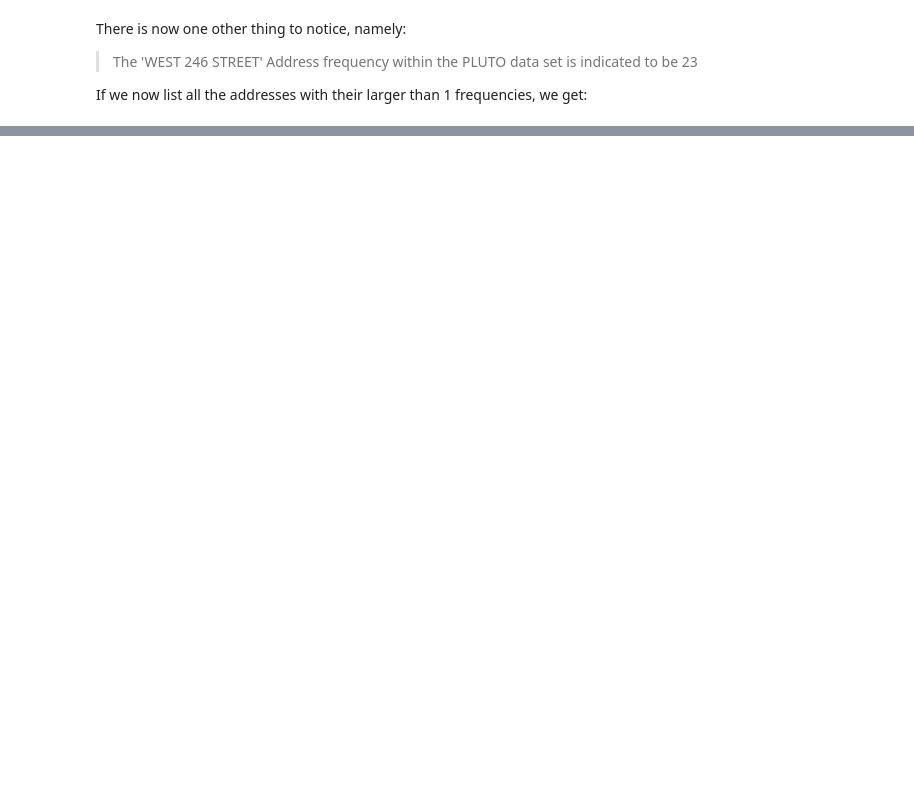
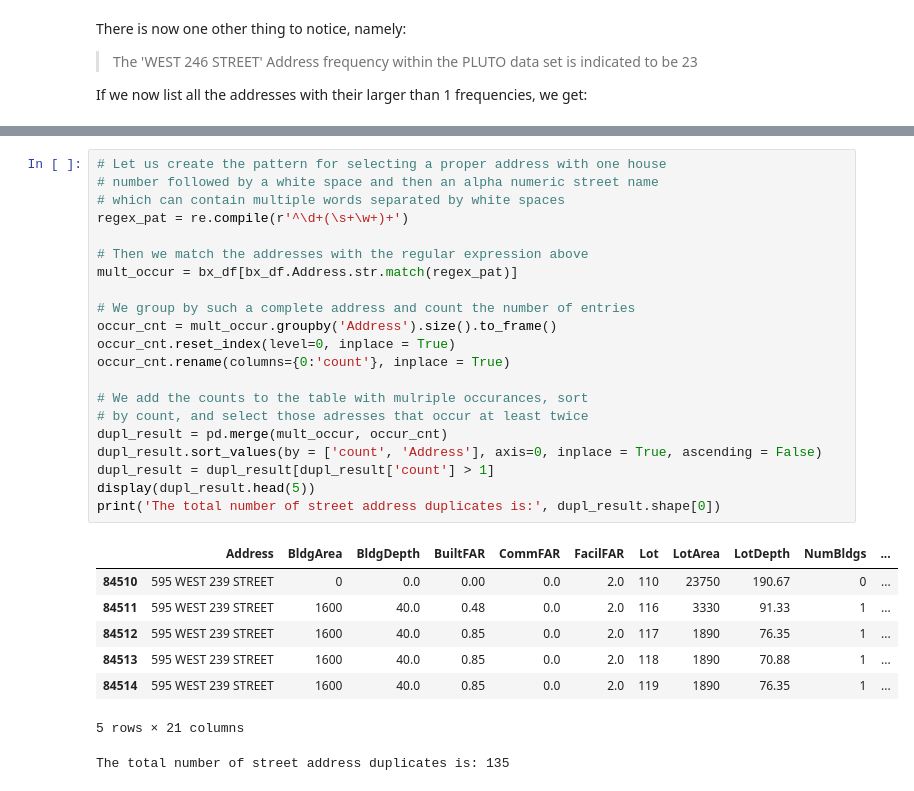
Before and after one commit to ivan-zapreev/data-science-python-projects, a Jupyter notebook: IBM_DS0720EN/capstone_03.ipynb, the cells around one changed output, grey strips where cells are left out. Drawn from its saved outputs; the diff is of its cells as text; blank space fills up the shorter version.

```diff
--- a/IBM_DS0720EN/capstone_03.ipynb
+++ b/IBM_DS0720EN/capstone_03.ipynb
@@ -378,0 +381,30 @@ To solve the issues mentioned above let us:
+# %%
+# Let us create the pattern for selecting a proper address with one house
+# number followed by a white space and then an alpha numeric street name
+# which can contain multiple words separated by white spaces
+regex_pat = re.compile(r'^\d+(\s+\w+)+')
+
+# Then we match the addresses with the regular expression above
+mult_occur = bx_df[bx_df.Address.str.match(regex_pat)]
+
+# We group by such a complete address and count the number of entries
+occur_cnt = mult_occur.groupby('Address').size().to_frame()
+occur_cnt.reset_index(level=0, inplace = True)
+occur_cnt.rename(columns={0:'count'}, inplace = True)
+
+# We add the counts to the table with mulriple occurances, sort
+# by count, and select those adresses that occur at least twice
+dupl_result = pd.merge(mult_occur, occur_cnt)
+dupl_result.sort_values(by = ['count', 'Address'], axis=0, inplace = True, ascending = False)
+dupl_result = dupl_result[dupl_result['count'] > 1]
+display(dupl_result.head(5))
+print('The total number of street address duplicates is:', dupl_result.shape[0])
+# %% [output]
+|  | Address | BldgArea | BldgDepth | BuiltFAR | CommFAR | FacilFAR | Lot | LotArea | LotDepth | NumBldgs | ... |
+| 84510 | 595 WEST 239 STREET | 0 | 0.0 | 0.00 | 0.0 | 2.0 | 110 | 23750 | 190.67 | 0 | ... |
+| 84511 | 595 WEST 239 STREET | 1600 | 40.0 | 0.48 | 0.0 | 2.0 | 116 | 3330 | 91.33 | 1 | ... |
+| 84512 | 595 WEST 239 STREET | 1600 | 40.0 | 0.85 | 0.0 | 2.0 | 117 | 1890 | 76.35 | 1 | ... |
+| 84513 | 595 WEST 239 STREET | 1600 | 40.0 | 0.85 | 0.0 | 2.0 | 118 | 1890 | 70.88 | 1 | ... |
+| 84514 | 595 WEST 239 STREET | 1600 | 40.0 | 0.85 | 0.0 | 2.0 | 119 | 1890 | 76.35 | 1 | ... |
+5 rows × 21 columns
+The total number of street address duplicates is: 135
```
Also changed, not shown: parts of 12 cells of this notebook.
